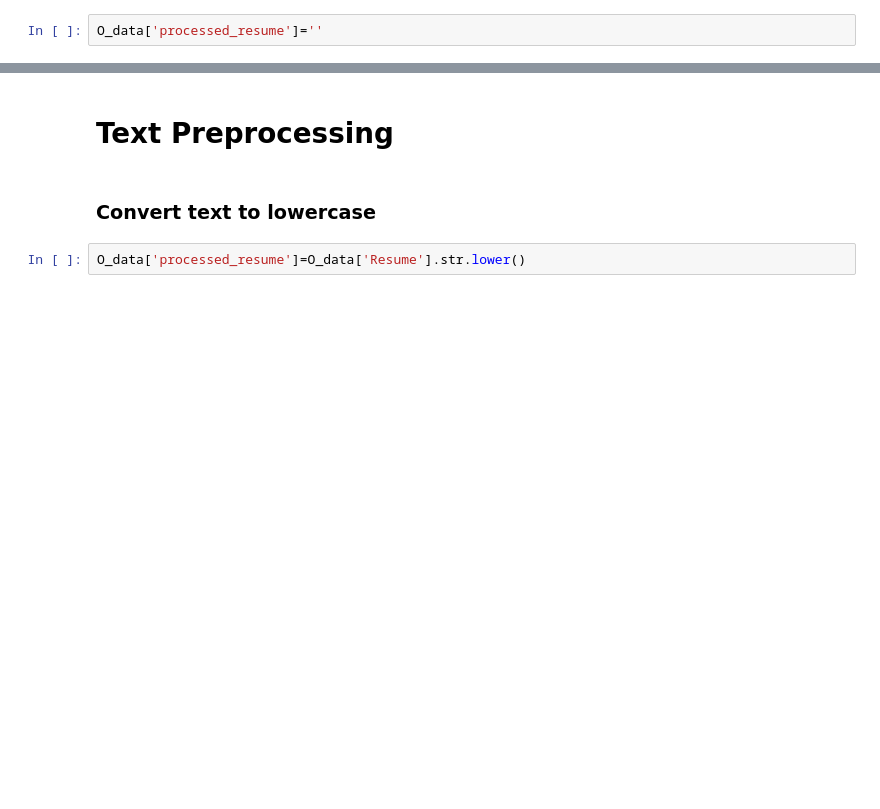
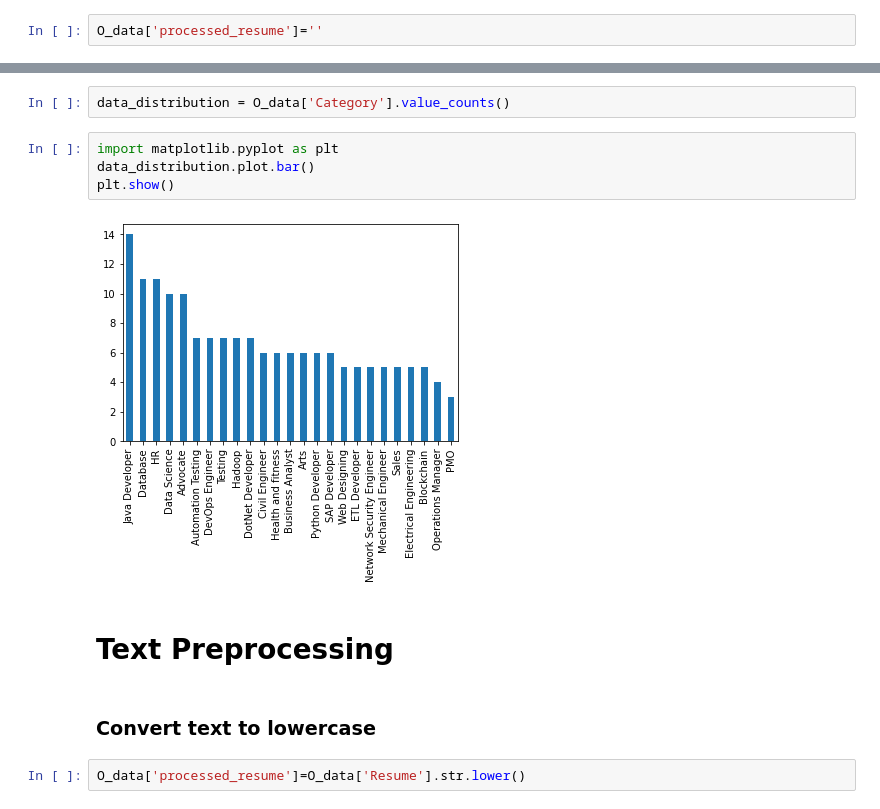
Before and after one commit to suchith1012/Resume-Recommendation-system, a Jupyter notebook: AOML_Project_V1_0.ipynb, the cells around one changed output, grey strips where cells are left out. Drawn from its saved outputs; the diff is of its cells as text; blank space fills up the shorter version.

Commit message:
Added SVC, Data Distribution and Changed TF-IDF Vectorizer code

```diff
--- a/AOML_Project_V1_0.ipynb
+++ b/AOML_Project_V1_0.ipynb
@@ -61,4 +61,12 @@ O_data.describe()
 | freq | 14 | 2 | 2 | 169 |
+# %%
+data_distribution = O_data['Category'].value_counts()
+# %%
+import matplotlib.pyplot as plt
+data_distribution.plot.bar()
+plt.show()
+# %% [output]
+[figure, added]
 # %% [markdown]
 # Text Preprocessing
 # %% [markdown]
```
Also changed, not shown: parts of 32 cells of this notebook.
